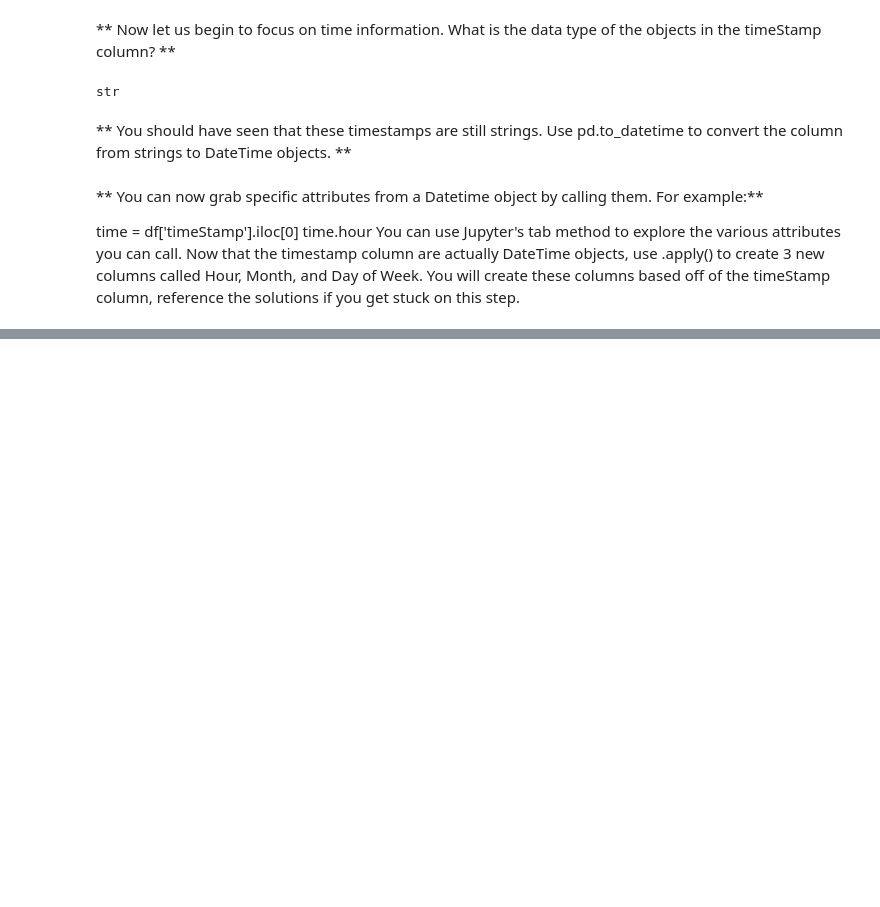
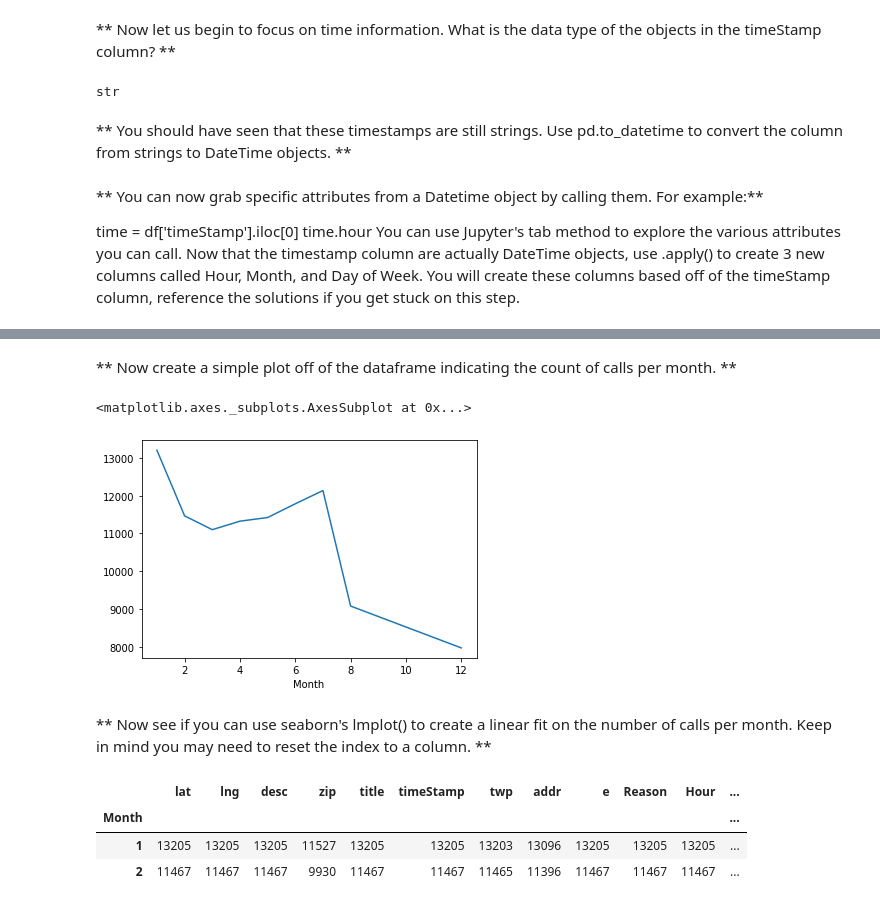
Before and after one commit to protickcse22/Machine-Learning, a Jupyter notebook: Data capston project/call_911_project.ipynb, the cells around one changed output, grey strips where cells are left out. Saved outputs shown, nothing was run; the diff lists cells and outputs as text; code cells hidden in the pictures; blank space fills up the shorter version.

```diff
--- a/Data capston project/call_911_project.ipynb
+++ b/Data capston project/call_911_project.ipynb
@@ -128,0 +171,2 @@ You can use Jupyter's tab method to explore the various attributes you can call.
+# %%
+byMonth = df.groupby('Month').count()
@@ -128,0 +183,16 @@ You can use Jupyter's tab method to explore the various attributes you can call.
+# %% [markdown]
+** Now create a simple plot off of the dataframe indicating the count of calls per month. **
+# %%
+byMonth['lat'].plot()
+# %% [output]
+<matplotlib.axes._subplots.AxesSubplot at 0x...>
+[figure, added]
+# %% [markdown]
+** Now see if you can use seaborn's lmplot() to create a linear fit on the number of calls per month. Keep in mind you may need to reset the index to a column. **
+# %%
+byMonth.head(2)
+# %% [output]
+|  | lat | lng | desc | zip | title | timeStamp | twp | addr | e | Reason | Hour | ... |
+| Month |  |  |  |  |  |  |  |  |  |  |  | ... |
+| 1 | 13205 | 13205 | 13205 | 11527 | 13205 | 13205 | 13203 | 13096 | 13205 | 13205 | 13205 | ... |
+| 2 | 11467 | 11467 | 11467 | 9930 | 11467 | 11467 | 11465 | 11396 | 11467 | 11467 | 11467 | ... |
```
Also changed, not shown: parts of 31 cells of this notebook.
